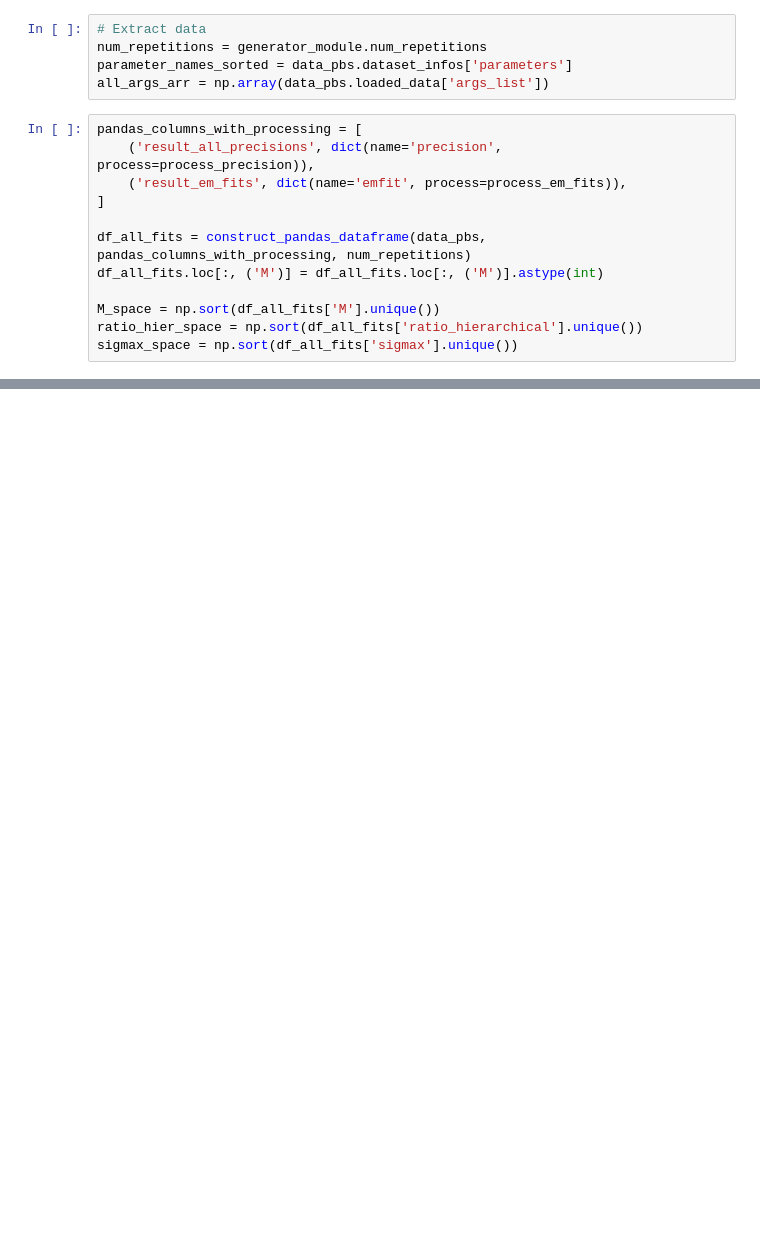
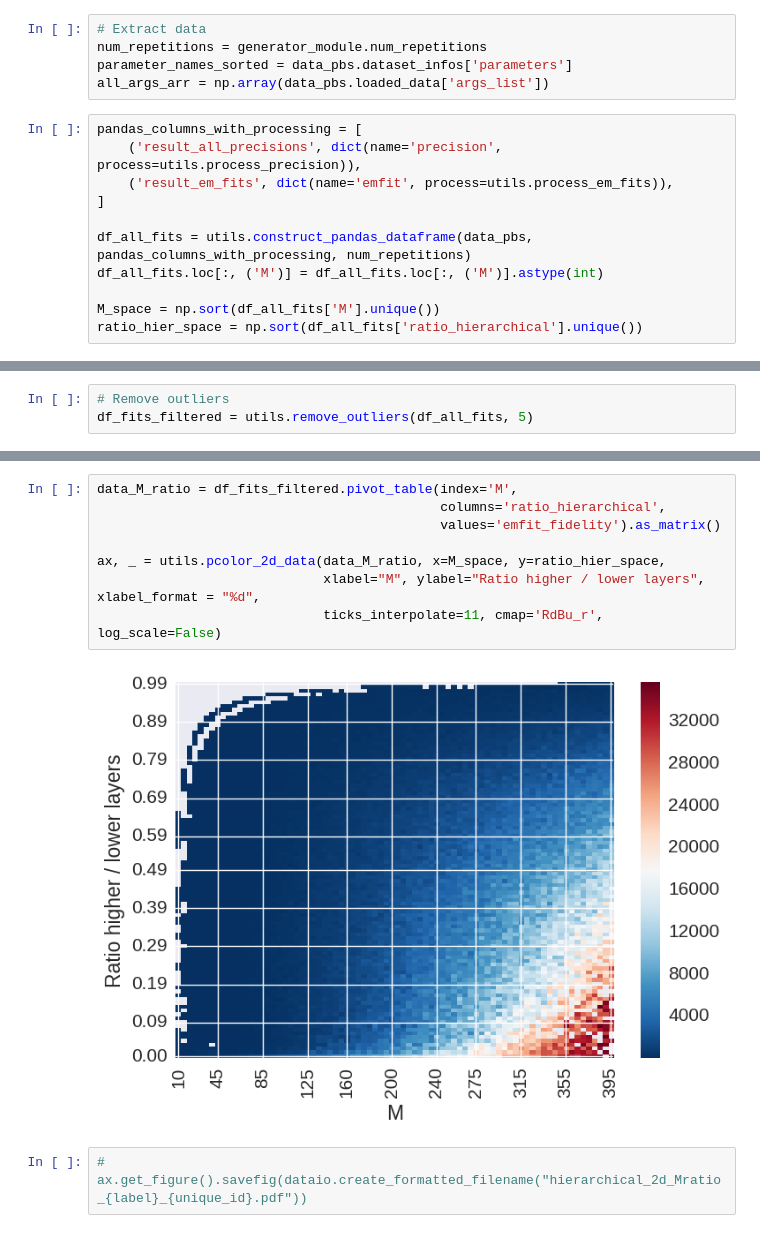
Before and after one commit to Azhag/Bayesian-visual-working-memory, a Jupyter notebook: Experiments/thesis_plots/Single Item characterisation - Hierarchical Network - 06.2017.ipynb, the cells around one changed output, grey strips where cells are left out. Saved outputs shown, nothing was run; the diff lists cells and outputs as text; blank space fills up the shorter version.

Commit message:
Update hierarchical notebook

```diff
--- a/Experiments/thesis_plots/Single Item characterisation - Hierarchical Network - 06.2017.ipynb
+++ b/Experiments/thesis_plots/Single Item characterisation - Hierarchical Network - 06.2017.ipynb
@@ -267,13 +172,12 @@ parameter_names_sorted = data_pbs.dataset_infos['parameters']
 all_args_arr = np.array(data_pbs.loaded_data['args_list'])
 # %%
 pandas_columns_with_processing = [
-    ('result_all_precisions', dict(name='precision', process=process_precision)),
-    ('result_em_fits', dict(name='emfit', process=process_em_fits)),
+    ('result_all_precisions', dict(name='precision', process=utils.process_precision)),
+    ('result_em_fits', dict(name='emfit', process=utils.process_em_fits)),
 ]
 
-df_all_fits = construct_pandas_dataframe(data_pbs, pandas_columns_with_processing, num_repetitions)
+df_all_fits = utils.construct_pandas_dataframe(data_pbs, pandas_columns_with_processing, num_repetitions)
 df_all_fits.loc[:, ('M')] = df_all_fits.loc[:, ('M')].astype(int)
 
 M_space = np.sort(df_all_fits['M'].unique())
 ratio_hier_space = np.sort(df_all_fits['ratio_hierarchical'].unique())
-sigmax_space = np.sort(df_all_fits['sigmax'].unique())
@@ -316,0 +196,3 @@ parameters[0,0]*parameters[0, 1]
+# %%
+# Remove outliers
+df_fits_filtered = utils.remove_outliers(df_all_fits, 5)
@@ -316,0 +213,12 @@ parameters[0,0]*parameters[0, 1]
+# %%
+data_M_ratio = df_fits_filtered.pivot_table(index='M',
+                                            columns='ratio_hierarchical',
+                                            values='emfit_fidelity').as_matrix()
+
+ax, _ = utils.pcolor_2d_data(data_M_ratio, x=M_space, y=ratio_hier_space,
+                             xlabel="M", ylabel="Ratio higher / lower layers", xlabel_format = "%d",
+                             ticks_interpolate=11, cmap='RdBu_r', log_scale=False)
+# %% [output]
+[figure, added]
+# %%
+# ax.get_figure().savefig(dataio.create_formatted_filename("hierarchical_2d_Mratio_{label}_{unique_id}.pdf"))
```
Also changed, not shown: parts of 20 cells of this notebook.
